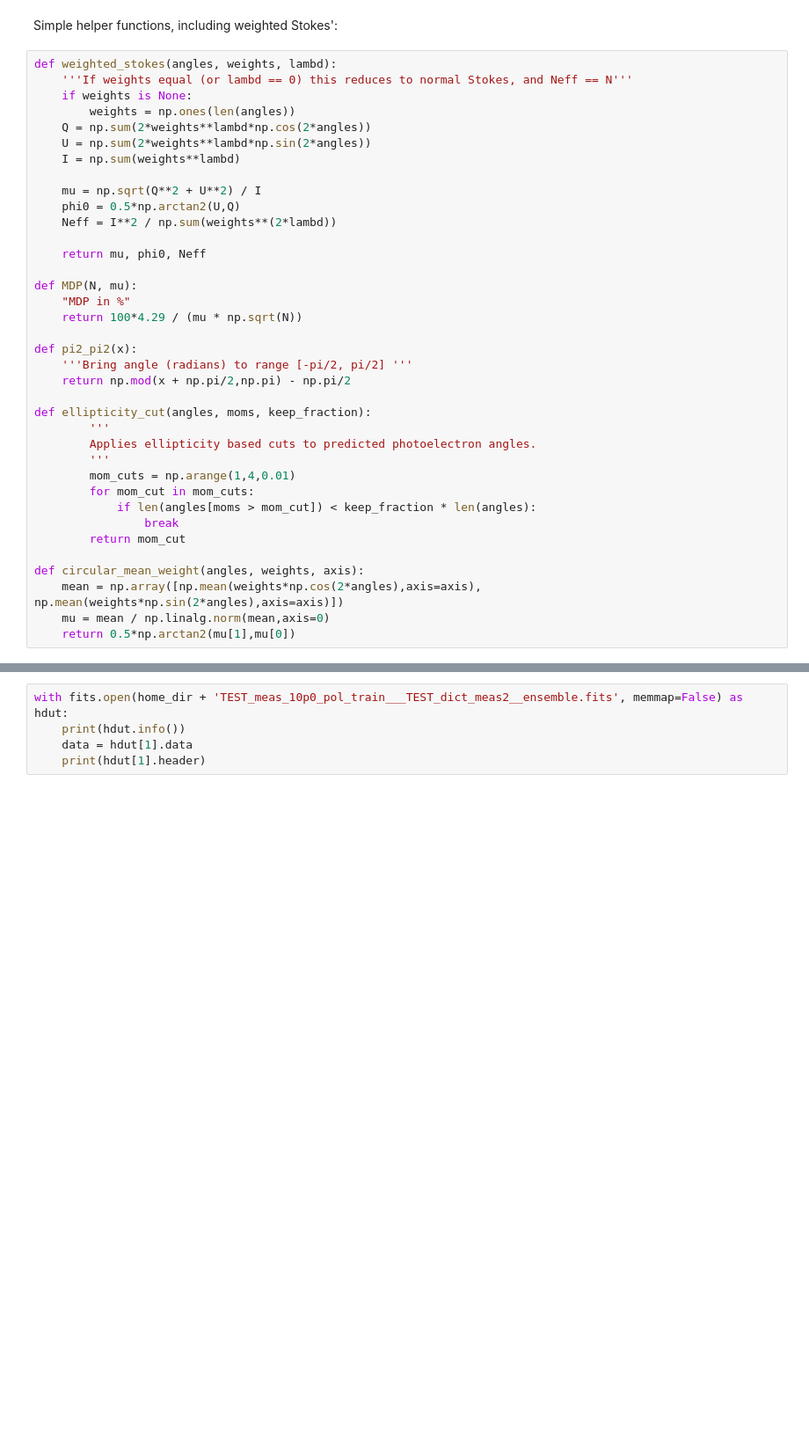
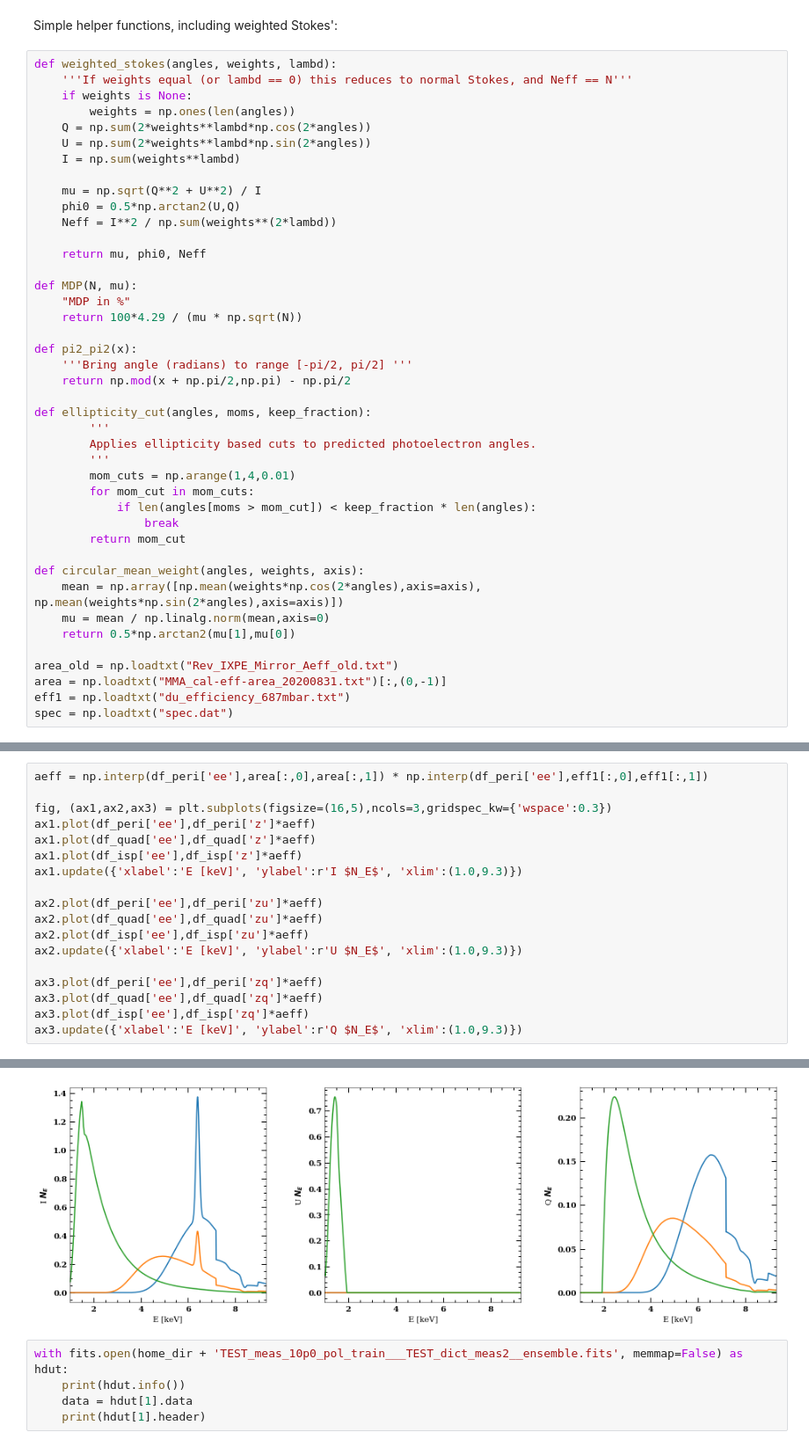
Before and after one commit to alpv95/IXPEML, a Jupyter notebook: notebooks/MDP_Check.ipynb, the cells around one changed output, grey strips where cells are left out. Shown: that part at 88% size. Cells and saved outputs as stored; diff of their text form; blank space fills up the shorter version.

```diff
--- a/notebooks/MDP_Check.ipynb
+++ b/notebooks/MDP_Check.ipynb
@@ -153,3 +154,8 @@ def circular_mean_weight(angles, weights, axis):
     mean = np.array([np.mean(weights*np.cos(2*angles),axis=axis), np.mean(weights*np.sin(2*angles),axis=axis)])
     mu = mean / np.linalg.norm(mean,axis=0)
     return 0.5*np.arctan2(mu[1],mu[0])
+
+area_old = np.loadtxt("Rev_IXPE_Mirror_Aeff_old.txt")
+area = np.loadtxt("MMA_cal-eff-area_20200831.txt")[:,(0,-1)]
+eff1 = np.loadtxt("du_efficiency_687mbar.txt")
+spec = np.loadtxt("spec.dat")
@@ -167,0 +204,19 @@ table_hdu = fits.BinTableHDU.from_columns([c1, c2, c3])
+# %%
+aeff = np.interp(df_peri['ee'],area[:,0],area[:,1]) * np.interp(df_peri['ee'],eff1[:,0],eff1[:,1])
+
+fig, (ax1,ax2,ax3) = plt.subplots(figsize=(16,5),ncols=3,gridspec_kw={'wspace':0.3})
+ax1.plot(df_peri['ee'],df_peri['z']*aeff)
+ax1.plot(df_quad['ee'],df_quad['z']*aeff)
+ax1.plot(df_isp['ee'],df_isp['z']*aeff)
+ax1.update({'xlabel':'E [keV]', 'ylabel':r'I $N_E$', 'xlim':(1.0,9.3)})
+
+ax2.plot(df_peri['ee'],df_peri['zu']*aeff)
+ax2.plot(df_quad['ee'],df_quad['zu']*aeff)
+ax2.plot(df_isp['ee'],df_isp['zu']*aeff)
+ax2.update({'xlabel':'E [keV]', 'ylabel':r'U $N_E$', 'xlim':(1.0,9.3)})
+
+ax3.plot(df_peri['ee'],df_peri['zq']*aeff)
+ax3.plot(df_quad['ee'],df_quad['zq']*aeff)
+ax3.plot(df_isp['ee'],df_isp['zq']*aeff)
+ax3.update({'xlabel':'E [keV]', 'ylabel':r'Q $N_E$', 'xlim':(1.0,9.3)})
+# %% [output]
@@ -168,3 +224,4 @@ table_hdu = fits.BinTableHDU.from_columns([c1, c2, c3])
+[figure, added]
 # %%
 with fits.open(home_dir + 'TEST_meas_10p0_pol_train___TEST_dict_meas2__ensemble.fits', memmap=False) as hdut:
     print(hdut.info())
```
Also changed, not shown: parts of 7 cells of this notebook, 10 other files.
